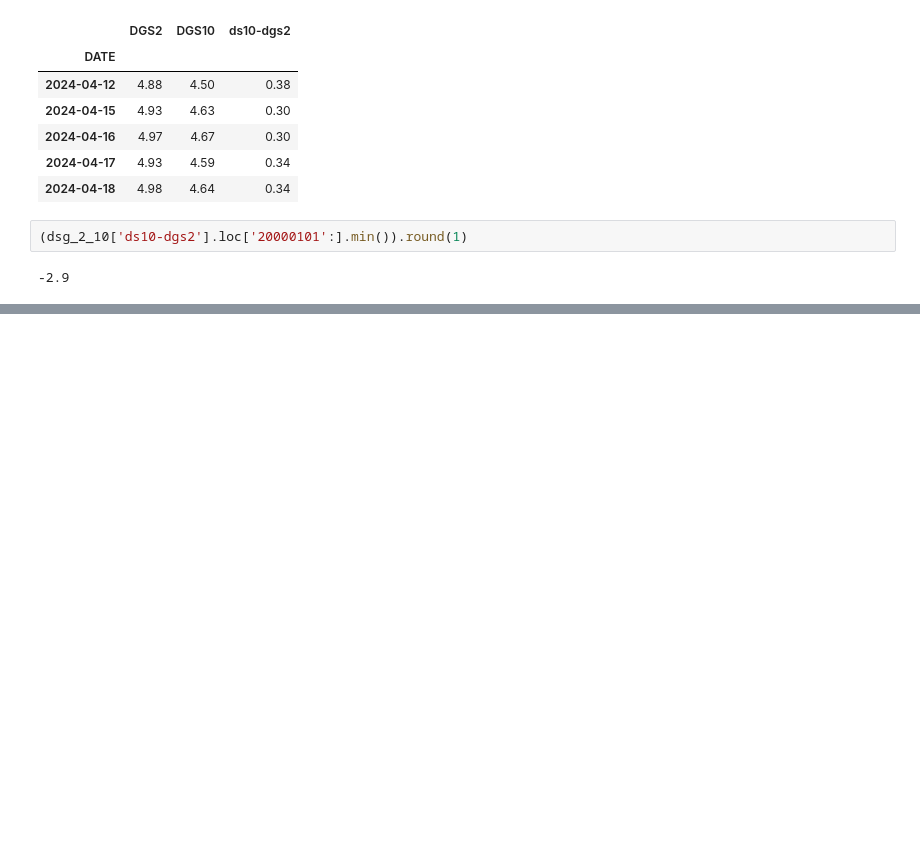
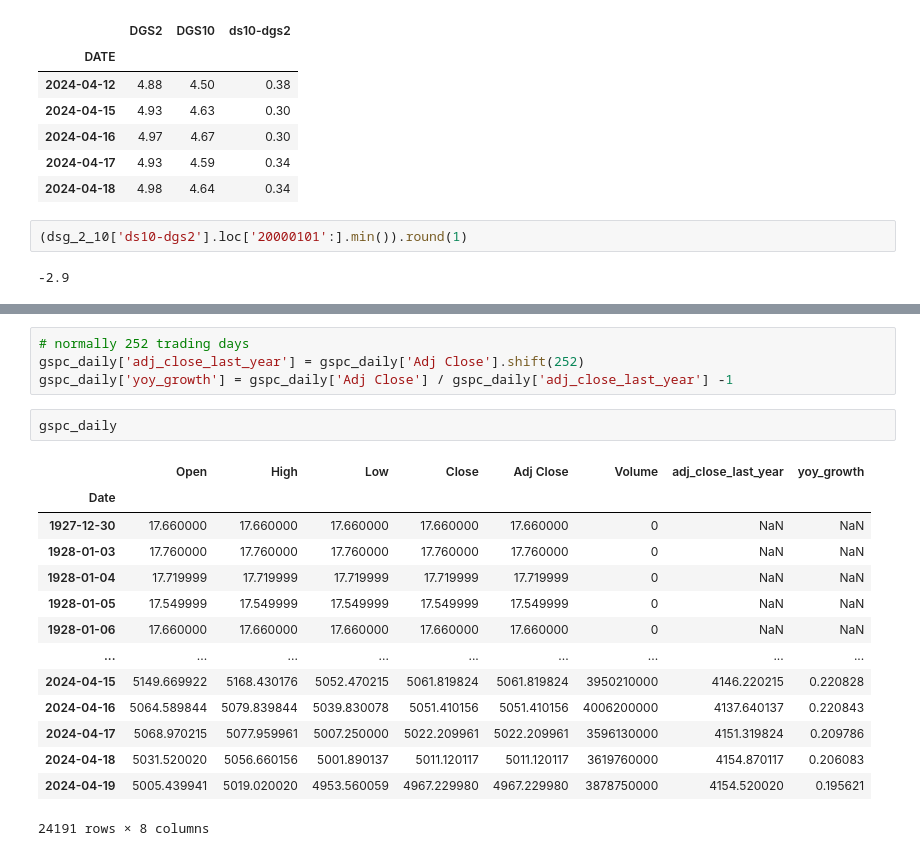
Before and after one commit to genagma/stock-markets-analytics-zoomcamp-workspace, a Jupyter notebook: notebooks/homework_1.ipynb, the cells around one changed output, grey strips where cells are left out. Saved outputs shown, nothing was run; the diff lists cells and outputs as text; blank space fills up the shorter version.

```diff
--- a/notebooks/homework_1.ipynb
+++ b/notebooks/homework_1.ipynb
@@ -123,0 +151,21 @@ dsg_2_10.tail()
+# %%
+# normally 252 trading days
+gspc_daily['adj_close_last_year'] = gspc_daily['Adj Close'].shift(252)
+gspc_daily['yoy_growth'] = gspc_daily['Adj Close'] / gspc_daily['adj_close_last_year'] -1
+# %%
+gspc_daily
+# %% [output]
+|  | Open | High | Low | Close | Adj Close | Volume | adj_close_last_year | yoy_growth |
+| Date |  |  |  |  |  |  |  |  |
+| 1927-12-30 | 17.660000 | 17.660000 | 17.660000 | 17.660000 | 17.660000 | 0 | NaN | NaN |
+| 1928-01-03 | 17.760000 | 17.760000 | 17.760000 | 17.760000 | 17.760000 | 0 | NaN | NaN |
+| 1928-01-04 | 17.719999 | 17.719999 | 17.719999 | 17.719999 | 17.719999 | 0 | NaN | NaN |
+| 1928-01-05 | 17.549999 | 17.549999 | 17.549999 | 17.549999 | 17.549999 | 0 | NaN | NaN |
+| 1928-01-06 | 17.660000 | 17.660000 | 17.660000 | 17.660000 | 17.660000 | 0 | NaN | NaN |
+| ... | ... | ... | ... | ... | ... | ... | ... | ... |
+| 2024-04-15 | 5149.669922 | 5168.430176 | 5052.470215 | 5061.819824 | 5061.819824 | 3950210000 | 4146.220215 | 0.220828 |
+| 2024-04-16 | 5064.589844 | 5079.839844 | 5039.830078 | 5051.410156 | 5051.410156 | 4006200000 | 4137.640137 | 0.220843 |
+| 2024-04-17 | 5068.970215 | 5077.959961 | 5007.250000 | 5022.209961 | 5022.209961 | 3596130000 | 4151.319824 | 0.209786 |
+| 2024-04-18 | 5031.520020 | 5056.660156 | 5001.890137 | 5011.120117 | 5011.120117 | 3619760000 | 4154.870117 | 0.206083 |
+| 2024-04-19 | 5005.439941 | 5019.020020 | 4953.560059 | 4967.229980 | 4967.229980 | 3878750000 | 4154.520020 | 0.195621 |
+24191 rows × 8 columns
```
Also changed, not shown: parts of 11 cells of this notebook.
